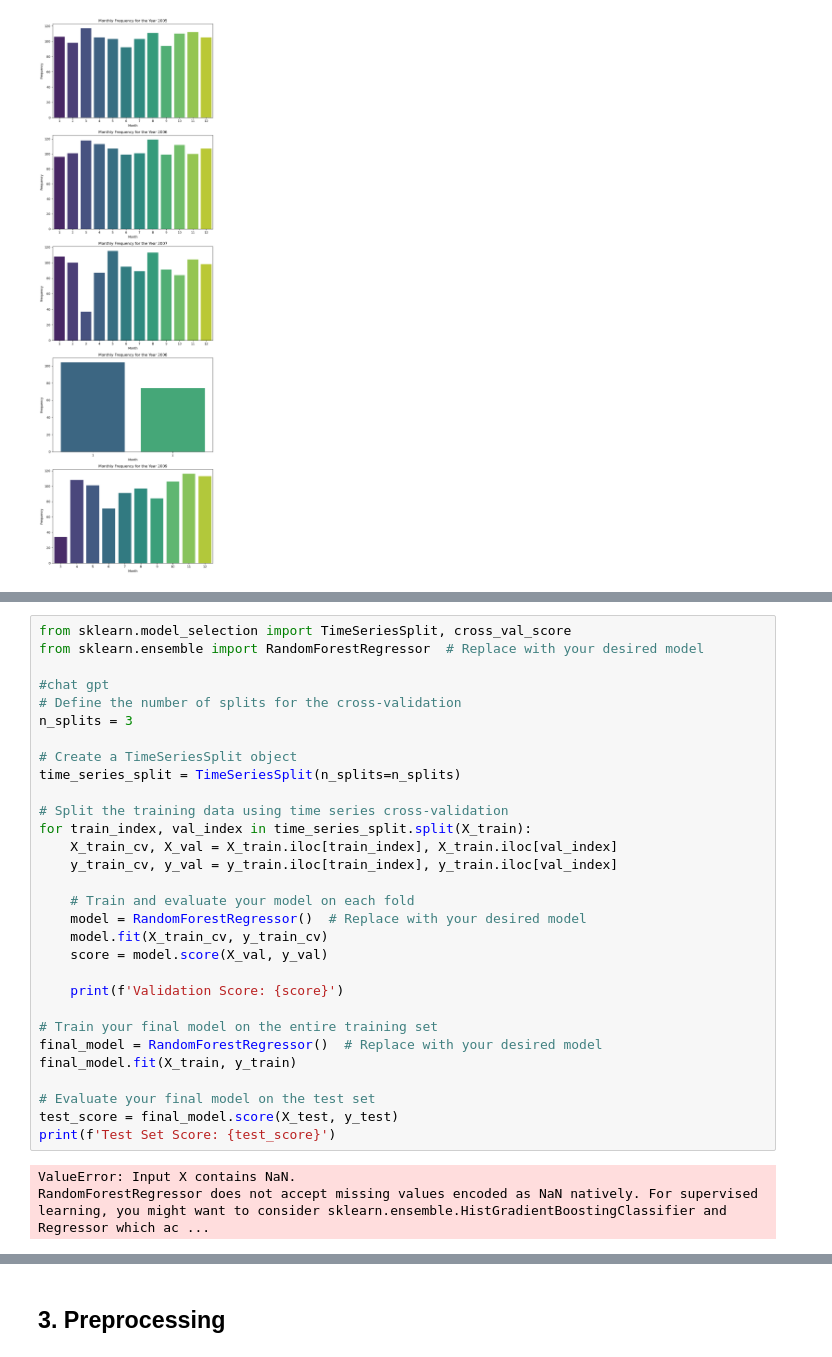
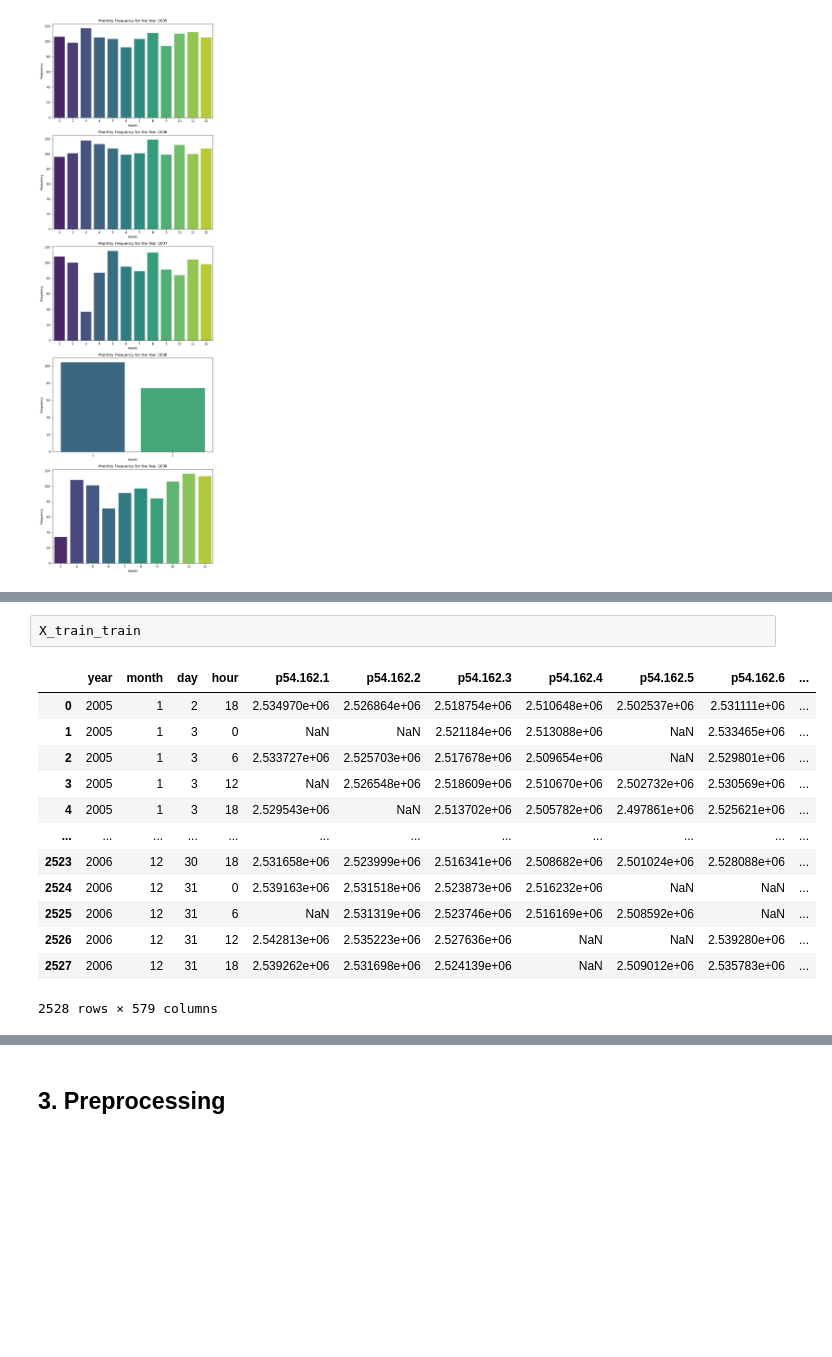
Before and after one commit to vanguix/Big_Data_Intelligence, a Jupyter notebook: PREDICTING WIND ENERGY PRODUCTION_Victoria.ipynb, the cells around one changed output, grey strips where cells are left out. Cells and saved outputs as stored; diff of their text form; blank space fills up the shorter version.

```diff
--- a/PREDICTING WIND ENERGY PRODUCTION_Victoria.ipynb
+++ b/PREDICTING WIND ENERGY PRODUCTION_Victoria.ipynb
@@ -360,33 +358,16 @@ PERO BUENO HE APRENDIDO QUE EXISTE LO DEL TIMESERIESSPLIT Y CREO QUE LO PODREMOS
-# %%
-from sklearn.model_selection import TimeSeriesSplit, cross_val_score
-from sklearn.ensemble import RandomForestRegressor  # Replace with your desired model
-
-#chat gpt
-# Define the number of splits for the cross-validation
-n_splits = 3
-
-# Create a TimeSeriesSplit object
-time_series_split = TimeSeriesSplit(n_splits=n_splits)
-
-# Split the training data using time series cross-validation
-for train_index, val_index in time_series_split.split(X_train):
-    X_train_cv, X_val = X_train.iloc[train_index], X_train.iloc[val_index]
-    y_train_cv, y_val = y_train.iloc[train_index], y_train.iloc[val_index]
-
-    # Train and evaluate your model on each fold
-    model = RandomForestRegressor()  # Replace with your desired model
-    model.fit(X_train_cv, y_train_cv)
-    score = model.score(X_val, y_val)
-
-    print(f'Validation Score: {score}')
-
-# Train your final model on the entire training set
-final_model = RandomForestRegressor()  # Replace with your desired model
-final_model.fit(X_train, y_train)
-
-# Evaluate your final model on the test set
-test_score = final_model.score(X_test, y_test)
-print(f'Test Set Score: {test_score}')
-# %% [output]
-ValueError: Input X contains NaN.
-RandomForestRegressor does not accept missing values encoded as NaN natively. For supervised learning, you might want to consider sklearn.ensemble.HistGradientBoostingClassifier and Regressor which ac ...
+# %%
+X_train_train
+# %% [output]
+|  | year | month | day | hour | p54.162.1 | p54.162.2 | p54.162.3 | p54.162.4 | p54.162.5 | p54.162.6 | ... |
+| 0 | 2005 | 1 | 2 | 18 | 2.534970e+06 | 2.526864e+06 | 2.518754e+06 | 2.510648e+06 | 2.502537e+06 | 2.531111e+06 | ... |
+| 1 | 2005 | 1 | 3 | 0 | NaN | NaN | 2.521184e+06 | 2.513088e+06 | NaN | 2.533465e+06 | ... |
+| 2 | 2005 | 1 | 3 | 6 | 2.533727e+06 | 2.525703e+06 | 2.517678e+06 | 2.509654e+06 | NaN | 2.529801e+06 | ... |
+| 3 | 2005 | 1 | 3 | 12 | NaN | 2.526548e+06 | 2.518609e+06 | 2.510670e+06 | 2.502732e+06 | 2.530569e+06 | ... |
+| 4 | 2005 | 1 | 3 | 18 | 2.529543e+06 | NaN | 2.513702e+06 | 2.505782e+06 | 2.497861e+06 | 2.525621e+06 | ... |
+| ... | ... | ... | ... | ... | ... | ... | ... | ... | ... | ... | ... |
+| 2523 | 2006 | 12 | 30 | 18 | 2.531658e+06 | 2.523999e+06 | 2.516341e+06 | 2.508682e+06 | 2.501024e+06 | 2.528088e+06 | ... |
+| 2524 | 2006 | 12 | 31 | 0 | 2.539163e+06 | 2.531518e+06 | 2.523873e+06 | 2.516232e+06 | NaN | NaN | ... |
+| 2525 | 2006 | 12 | 31 | 6 | NaN | 2.531319e+06 | 2.523746e+06 | 2.516169e+06 | 2.508592e+06 | NaN | ... |
+| 2526 | 2006 | 12 | 31 | 12 | 2.542813e+06 | 2.535223e+06 | 2.527636e+06 | NaN | NaN | 2.539280e+06 | ... |
+| 2527 | 2006 | 12 | 31 | 18 | 2.539262e+06 | 2.531698e+06 | 2.524139e+06 | NaN | 2.509012e+06 | 2.535783e+06 | ... |
+2528 rows × 579 columns
```
Also changed, not shown: parts of 34 cells of this notebook.
